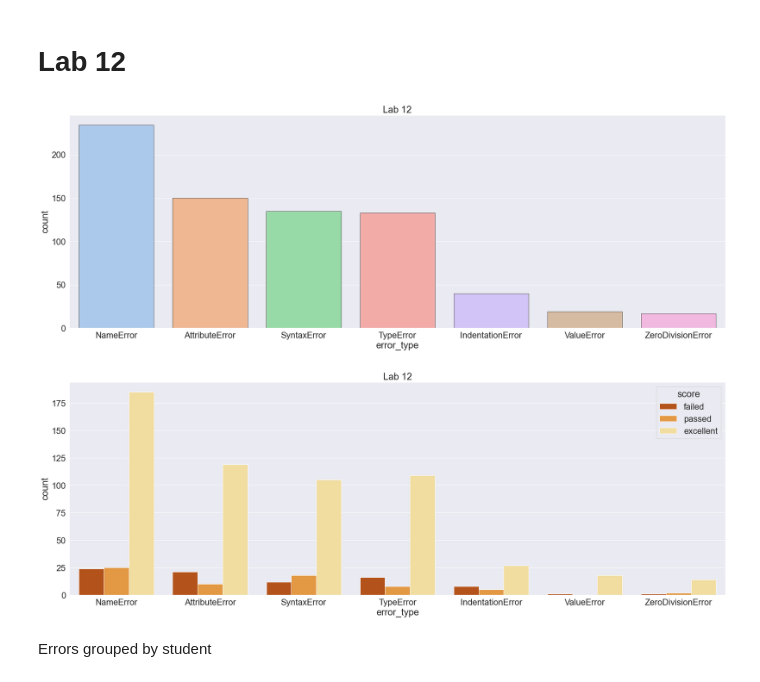
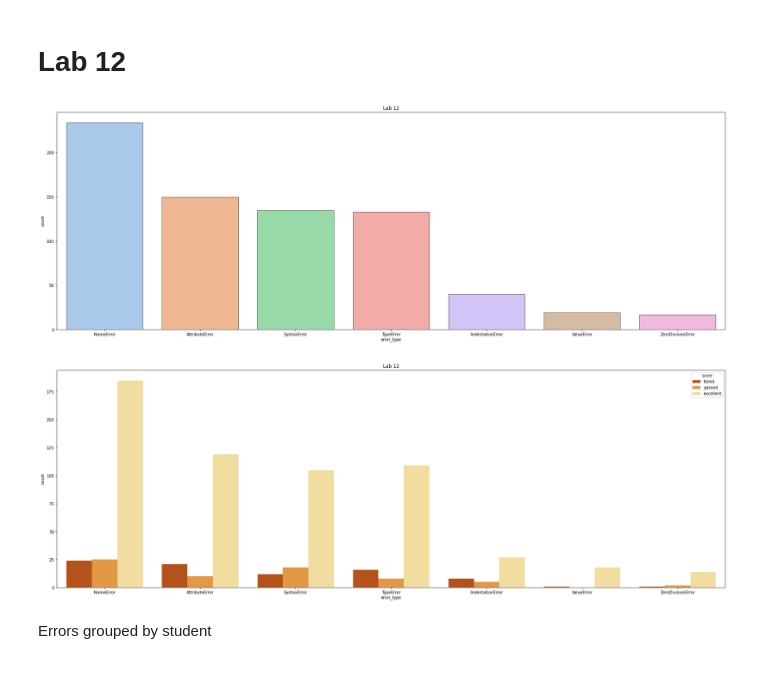
Before and after one commit to alefreda/thonny-log-analysis, a Jupyter notebook: Thonny_log_analysis.ipynb, the cells around one changed output. Saved outputs shown, nothing was run; the diff lists cells and outputs as text; code cells hidden in the pictures.

```diff
--- a/Thonny_log_analysis.ipynb
+++ b/Thonny_log_analysis.ipynb
@@ -366,7 +366,7 @@ plt.show()
 
 plt.figure(figsize=(30, 10))
 plt.title("Lab 7")
-sns.set_theme(font_scale=2)
+
 
 hue_order = ['failed', 'passed', 'excellent']
 
@@ -388,7 +388,7 @@ plt.title("Lab 9")
 sns.countplot(x=df_errors_lab9['error_type'], data=df_errors_lab9 ,
               palette="pastel", edgecolor=".3", order = df_errors_lab9['error_type'].value_counts().iloc[:7].index)
 
-sns.set_theme(font_scale=2)
+
 
 plt.show()
 # %% [output]
@@ -396,7 +396,7 @@ plt.show()
 # %%
 plt.figure(figsize=(30, 10))
 plt.title("Lab 9")
-sns.set_theme(font_scale=2)
+
 
 hue_order = ['failed', 'passed', 'excellent']
 
@@ -418,23 +441,23 @@ plt.title("Lab 12")
 sns.countplot(x=df_errors_lab12['error_type'], data=df_errors_lab12 ,
               palette="pastel", edgecolor=".3", order = df_errors_lab12['error_type'].value_counts().iloc[:7].index)
 
-sns.set_theme(font_scale=2)
+
 
 plt.show()
 # %% [output]
-[figure, old version]
+[figure, new version]
 # %%
 plt.figure(figsize=(30, 10))
 plt.title("Lab 12")
-sns.set_theme(font_scale=2)
+
 
 hue_order = ['failed', 'passed', 'excellent']
 
 
 sns.countplot(x="error_type", hue="score", data=df_errors_lab12, hue_order=hue_order, palette="YlOrBr_r", order = df_errors_lab12['error_type'].value_counts().iloc[:7].index)
 plt.show()
 # %% [output]
-[figure, old version]
+[figure, new version]
 # %% [markdown]
 Errors grouped by student
 # %%
```
Also changed, not shown: parts of 30 cells of this notebook.
